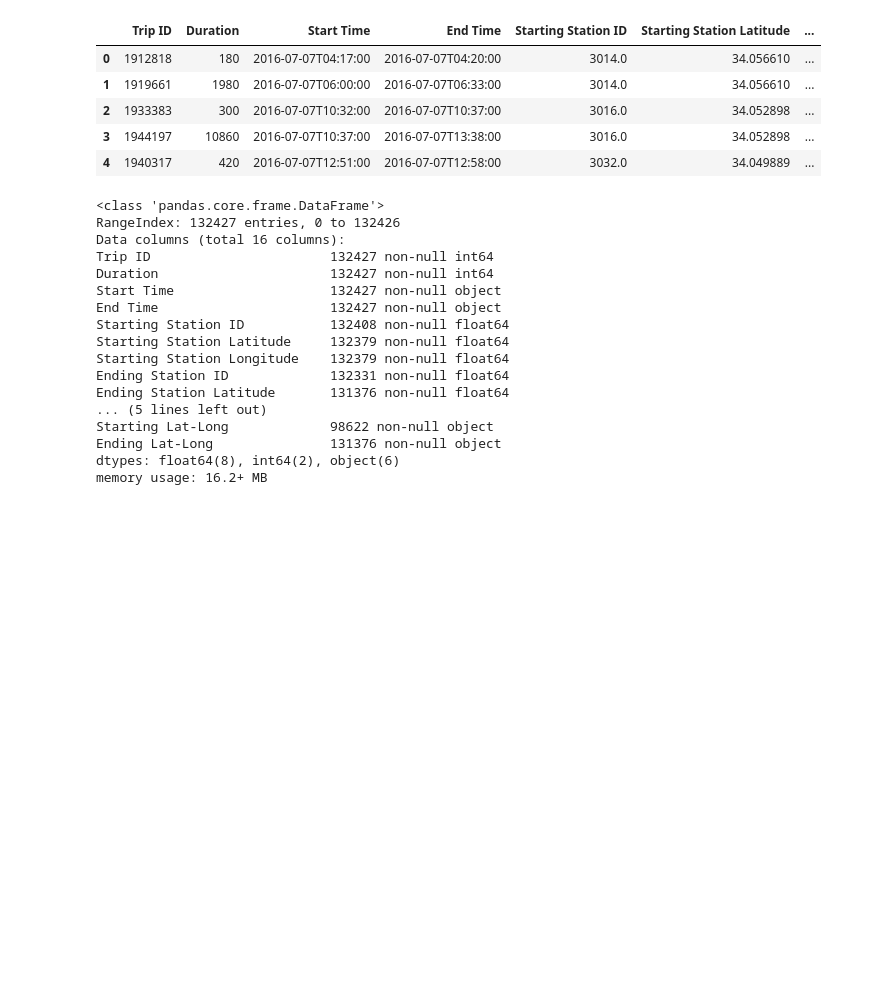
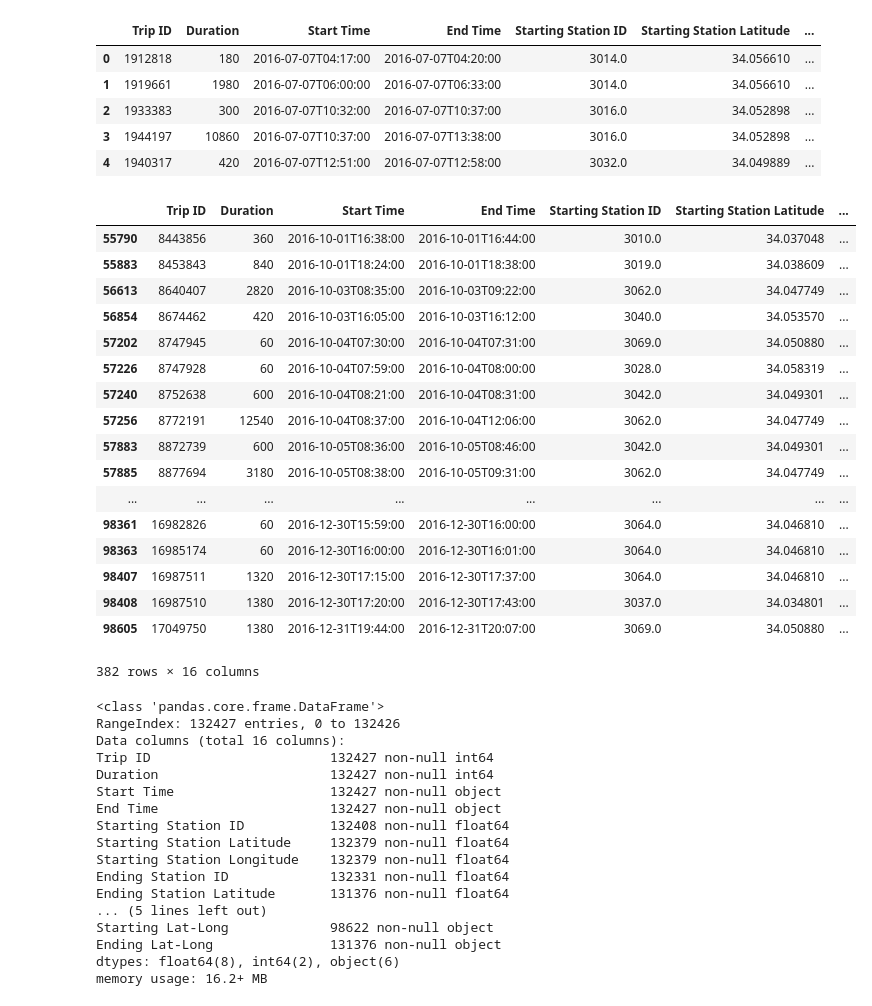
Before and after one commit to lzharif/digital-talent, a Jupyter notebook: Exercise/EDA Metro Bike.ipynb, the cells around one changed output. Cells and saved outputs as stored; diff of their text form; code cells hidden in the pictures; blank space fills up the shorter version.

```diff
--- a/Exercise/EDA Metro Bike.ipynb
+++ b/Exercise/EDA Metro Bike.ipynb
@@ -12,6 +12,27 @@ df.head()
 | 2 | 1933383 | 300 | 2016-07-07T10:32:00 | 2016-07-07T10:37:00 | 3016.0 | 34.052898 | ... |
 | 3 | 1944197 | 10860 | 2016-07-07T10:37:00 | 2016-07-07T13:38:00 | 3016.0 | 34.052898 | ... |
 | 4 | 1940317 | 420 | 2016-07-07T12:51:00 | 2016-07-07T12:58:00 | 3032.0 | 34.049889 | ... |
+# %%
+df.loc[df["Passholder Type"] == "Staff Annual"]
+# %% [output]
+|  | Trip ID | Duration | Start Time | End Time | Starting Station ID | Starting Station Latitude | ... |
+| 55790 | 8443856 | 360 | 2016-10-01T16:38:00 | 2016-10-01T16:44:00 | 3010.0 | 34.037048 | ... |
+| 55883 | 8453843 | 840 | 2016-10-01T18:24:00 | 2016-10-01T18:38:00 | 3019.0 | 34.038609 | ... |
+| 56613 | 8640407 | 2820 | 2016-10-03T08:35:00 | 2016-10-03T09:22:00 | 3062.0 | 34.047749 | ... |
+| 56854 | 8674462 | 420 | 2016-10-03T16:05:00 | 2016-10-03T16:12:00 | 3040.0 | 34.053570 | ... |
+| 57202 | 8747945 | 60 | 2016-10-04T07:30:00 | 2016-10-04T07:31:00 | 3069.0 | 34.050880 | ... |
+| 57226 | 8747928 | 60 | 2016-10-04T07:59:00 | 2016-10-04T08:00:00 | 3028.0 | 34.058319 | ... |
+| 57240 | 8752638 | 600 | 2016-10-04T08:21:00 | 2016-10-04T08:31:00 | 3042.0 | 34.049301 | ... |
+| 57256 | 8772191 | 12540 | 2016-10-04T08:37:00 | 2016-10-04T12:06:00 | 3062.0 | 34.047749 | ... |
+| 57883 | 8872739 | 600 | 2016-10-05T08:36:00 | 2016-10-05T08:46:00 | 3042.0 | 34.049301 | ... |
+| 57885 | 8877694 | 3180 | 2016-10-05T08:38:00 | 2016-10-05T09:31:00 | 3062.0 | 34.047749 | ... |
+| ... | ... | ... | ... | ... | ... | ... | ... |
+| 98361 | 16982826 | 60 | 2016-12-30T15:59:00 | 2016-12-30T16:00:00 | 3064.0 | 34.046810 | ... |
+| 98363 | 16985174 | 60 | 2016-12-30T16:00:00 | 2016-12-30T16:01:00 | 3064.0 | 34.046810 | ... |
+| 98407 | 16987511 | 1320 | 2016-12-30T17:15:00 | 2016-12-30T17:37:00 | 3064.0 | 34.046810 | ... |
+| 98408 | 16987510 | 1380 | 2016-12-30T17:20:00 | 2016-12-30T17:43:00 | 3037.0 | 34.034801 | ... |
+| 98605 | 17049750 | 1380 | 2016-12-31T19:44:00 | 2016-12-31T20:07:00 | 3069.0 | 34.050880 | ... |
+382 rows × 16 columns
 # %%
 df.info()
 # %% [output]
```
Also changed, not shown: parts of 3 cells of this notebook, 1 other file.
